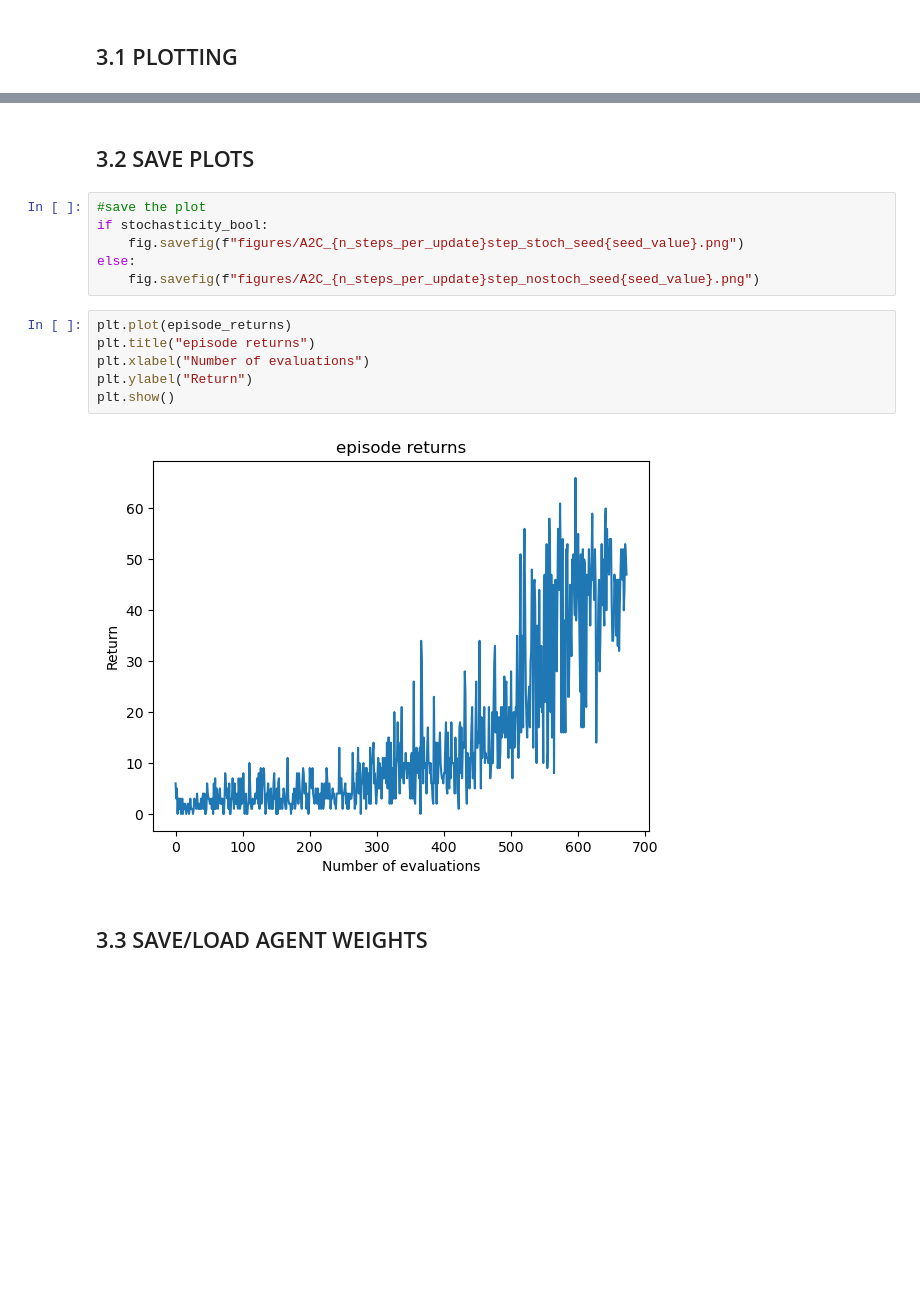
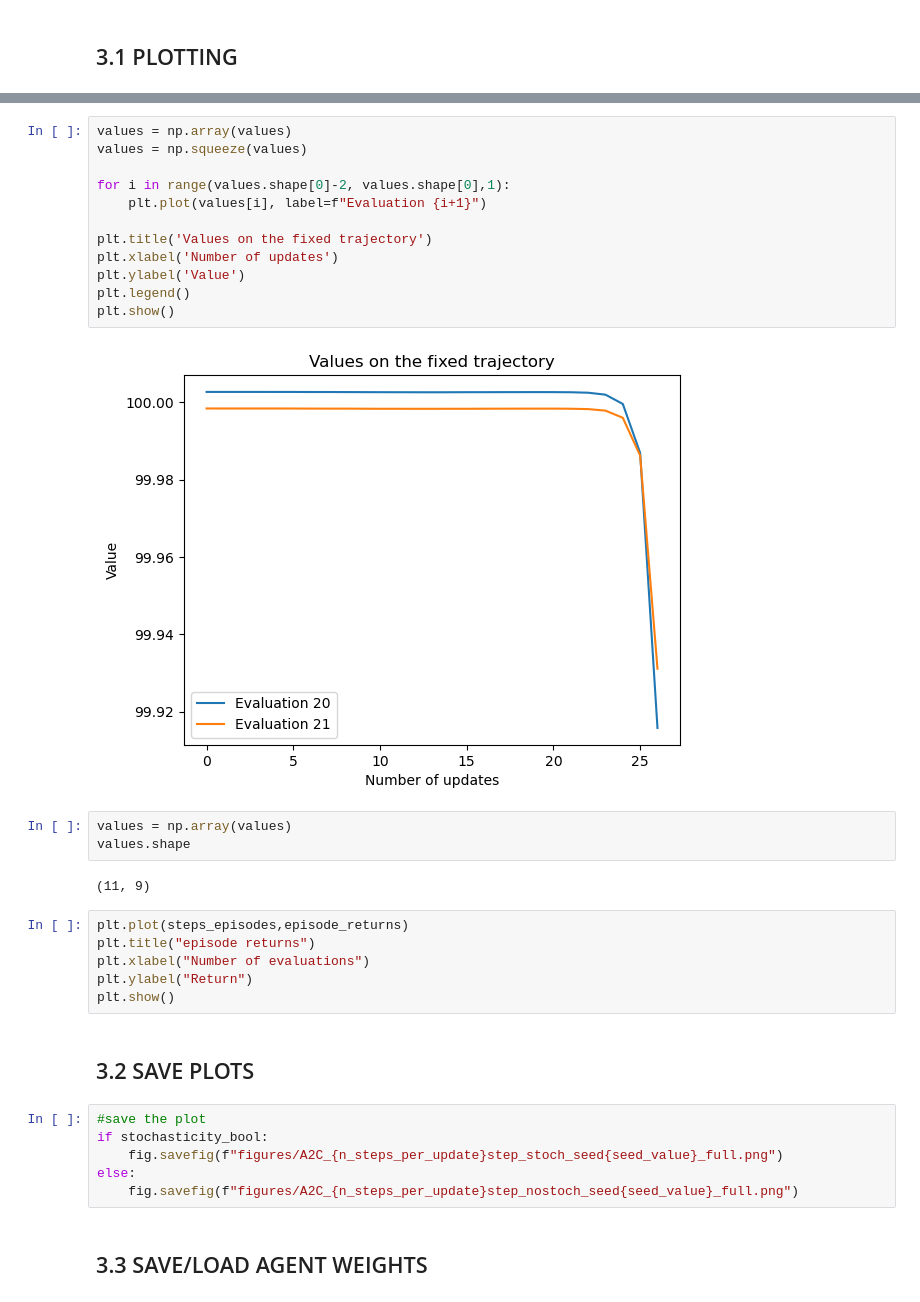
Before and after one commit to AlexisCogne/ANN_project, a Jupyter notebook: main_discrete.ipynb, the cells around one changed output, grey strips where cells are left out. Saved outputs shown, nothing was run; the diff lists cells and outputs as text; blank space fills up the shorter version.

```diff
--- a/main_discrete.ipynb
+++ b/main_discrete.ipynb
@@ -253,19 +332,36 @@ plt.show()
+# %%
+values = np.array(values)
+values = np.squeeze(values)
+
+for i in range(values.shape[0]-2, values.shape[0],1):
+    plt.plot(values[i], label=f"Evaluation {i+1}")
+
+plt.title('Values on the fixed trajectory')
+plt.xlabel('Number of updates')
+plt.ylabel('Value')
+plt.legend()
+plt.show()
+# %% [output]
+[figure, added]
+# %%
+values = np.array(values)
+values.shape
+# %% [output]
+(11, 9)
+# %%
+plt.plot(steps_episodes,episode_returns)
+plt.title("episode returns")
+plt.xlabel("Number of evaluations")
+plt.ylabel("Return")
+plt.show()
 # %% [markdown]
 ## 3.2 SAVE PLOTS
 # %%
 #save the plot
 if stochasticity_bool:
-    fig.savefig(f"figures/A2C_{n_steps_per_update}step_stoch_seed{seed_value}.png")
+    fig.savefig(f"figures/A2C_{n_steps_per_update}step_stoch_seed{seed_value}_full.png")
 else:
-    fig.savefig(f"figures/A2C_{n_steps_per_update}step_nostoch_seed{seed_value}.png")
+    fig.savefig(f"figures/A2C_{n_steps_per_update}step_nostoch_seed{seed_value}_full.png")
-# %%
-plt.plot(episode_returns)
-plt.title("episode returns")
-plt.xlabel("Number of evaluations")
-plt.ylabel("Return")
-plt.show()
-# %% [output]
-[figure, removed]
 # %% [markdown]
 ## 3.3 SAVE/LOAD AGENT WEIGHTS
 # %%
```
Also changed, not shown: parts of 6 cells of this notebook, 2 other files.
